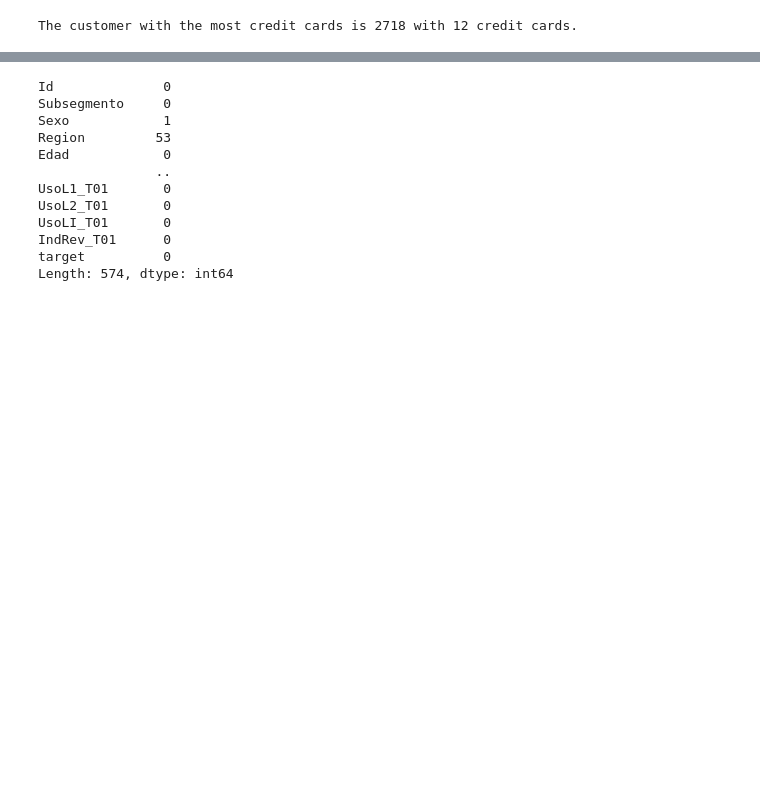
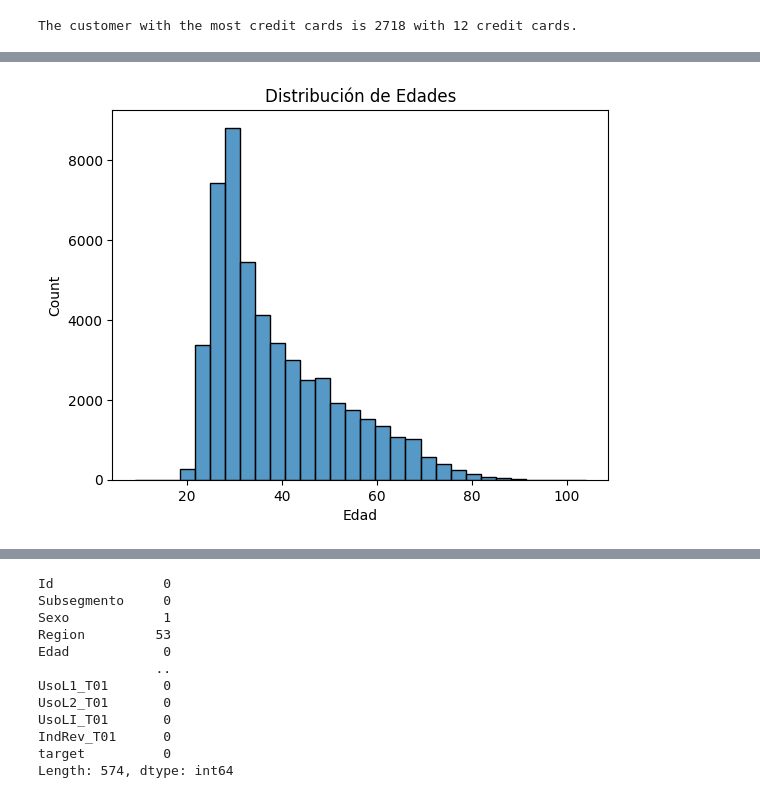
Before and after one commit to Ekronec/Machine-Learning, a Jupyter notebook: Evaluaciones/Trabajo_Monopoly.ipynb, the cells around one changed output, grey strips where cells are left out. Drawn from its saved outputs; the diff is of its cells as text; code cells hidden in the pictures; blank space fills up the shorter version.

```diff
--- a/Evaluaciones/Trabajo_Monopoly.ipynb
+++ b/Evaluaciones/Trabajo_Monopoly.ipynb
@@ -98,0 +141,7 @@ plt.show()
+# %%
+# Histograma de la variable Edad
+sns.histplot(data=df, x='Edad', bins=30)
+plt.title('Distribución de Edades')
+plt.show()
+# %% [output]
+[figure, added]
```
Also changed, not shown: parts of 7 cells of this notebook.
